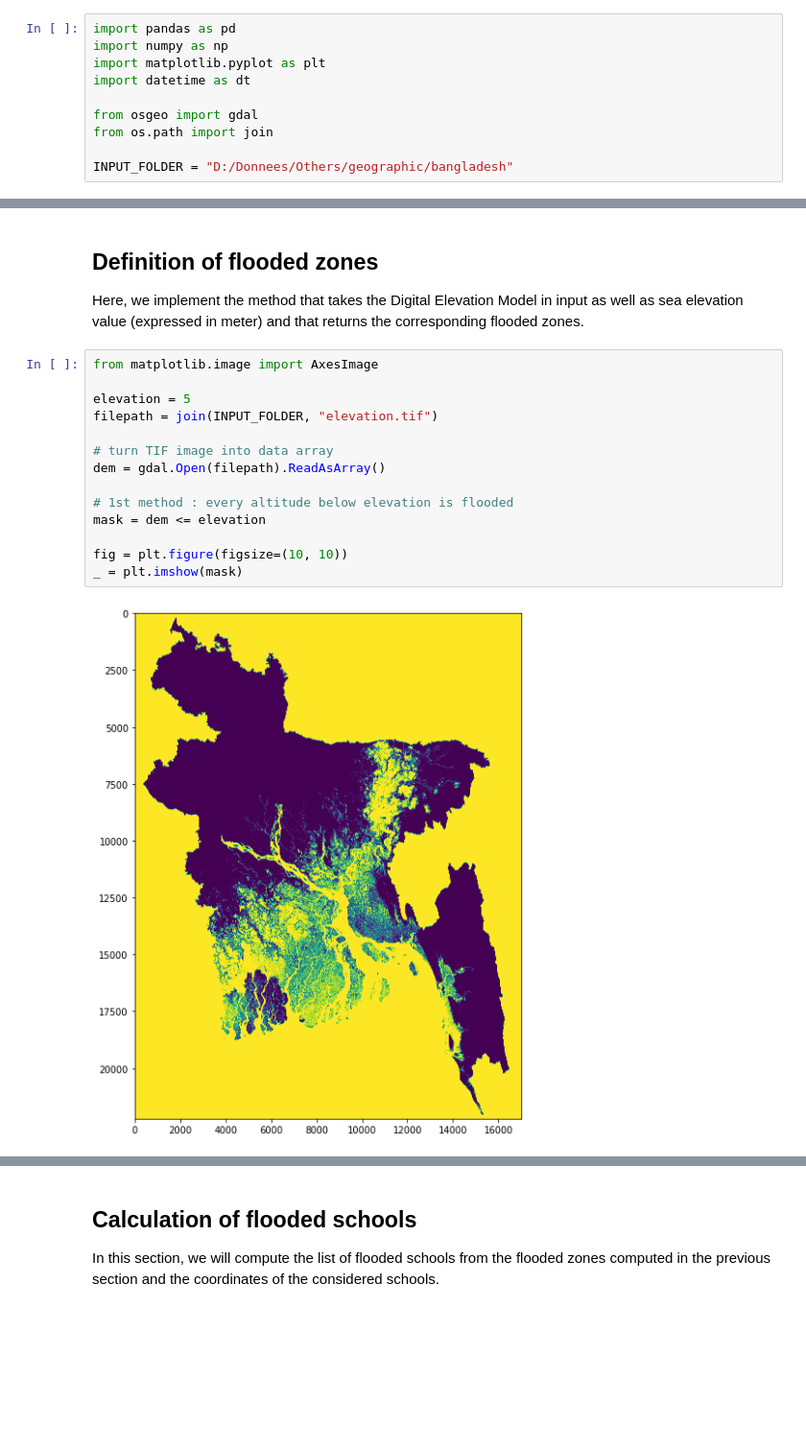
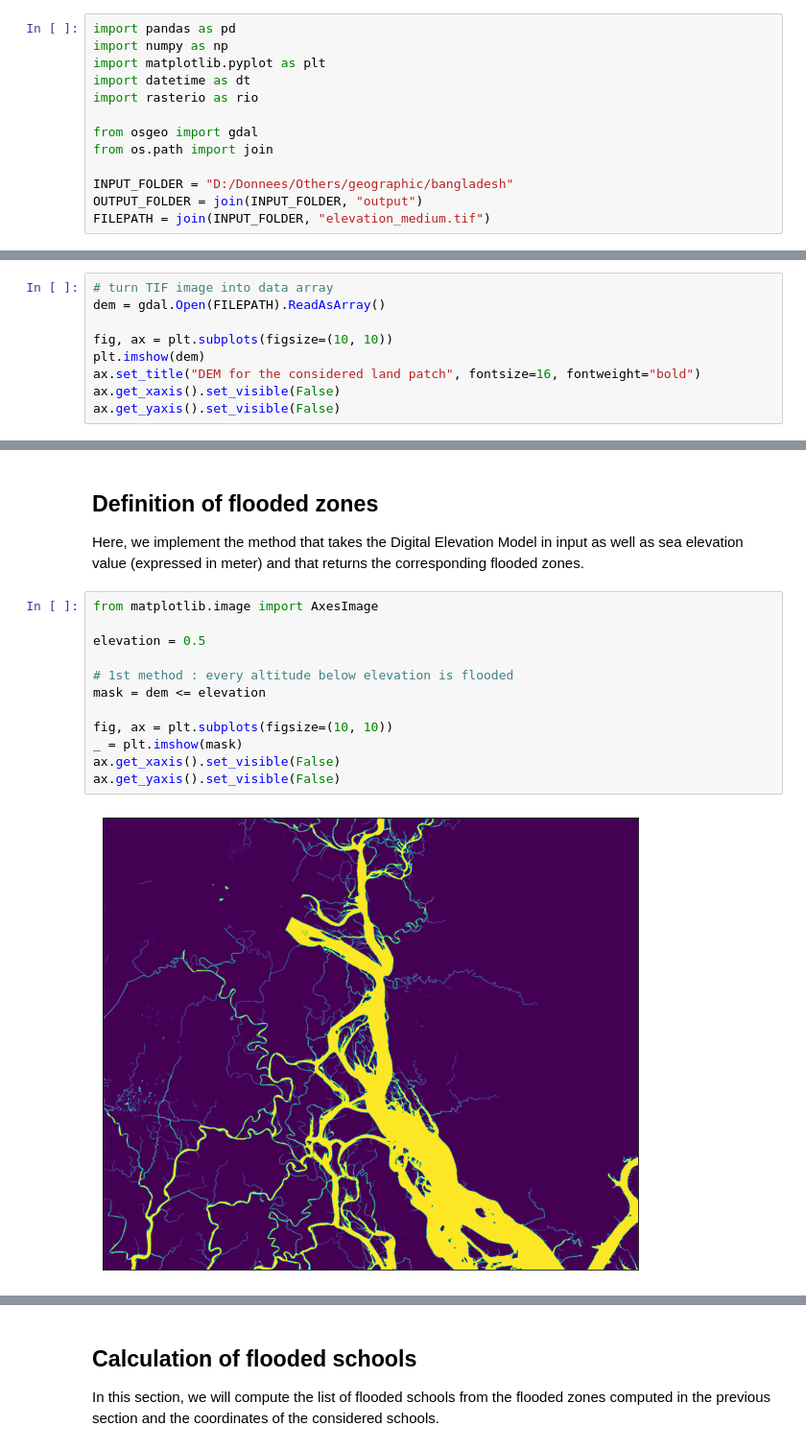
Before and after one commit to Ahmed-AmineHomman/hackathon-iiep-unesco-2022, a Jupyter notebook: transformations.ipynb, the cells around one changed output, grey strips where cells are left out. Shown at 96% size. Drawn from its saved outputs; the diff is of its cells as text; blank space fills up the shorter version.

```diff
--- a/transformations.ipynb
+++ b/transformations.ipynb
@@ -7,8 +9,11 @@ import pandas as pd
 import numpy as np
 import matplotlib.pyplot as plt
 import datetime as dt
+import rasterio as rio
 
 from osgeo import gdal
 from os.path import join
 
 INPUT_FOLDER = "D:/Donnees/Others/geographic/bangladesh"
+OUTPUT_FOLDER = join(INPUT_FOLDER, "output")
+FILEPATH = join(INPUT_FOLDER, "elevation_medium.tif")
@@ -14,0 +22,9 @@ INPUT_FOLDER = "D:/Donnees/Others/geographic/bangladesh"
+# %%
+# turn TIF image into data array
+dem = gdal.Open(FILEPATH).ReadAsArray()
+
+fig, ax = plt.subplots(figsize=(10, 10))
+plt.imshow(dem)
+ax.set_title("DEM for the considered land patch", fontsize=16, fontweight="bold")
+ax.get_xaxis().set_visible(False)
+ax.get_yaxis().set_visible(False)
@@ -19,16 +37,14 @@ Here, we implement the method that takes the Digital Elevation Model in input as
 # %%
 from matplotlib.image import AxesImage
 
-elevation = 5
-filepath = join(INPUT_FOLDER, "elevation.tif")
-
-# turn TIF image into data array
-dem = gdal.Open(filepath).ReadAsArray()
+elevation = 0.5
 
 # 1st method : every altitude below elevation is flooded
 mask = dem <= elevation
 
-fig = plt.figure(figsize=(10, 10))
+fig, ax = plt.subplots(figsize=(10, 10))
 _ = plt.imshow(mask)
+ax.get_xaxis().set_visible(False)
+ax.get_yaxis().set_visible(False)
 # %% [output]
-[figure, old version]
+[figure, new version]
```
Also changed, not shown: parts of 13 cells of this notebook, 1 other file.
